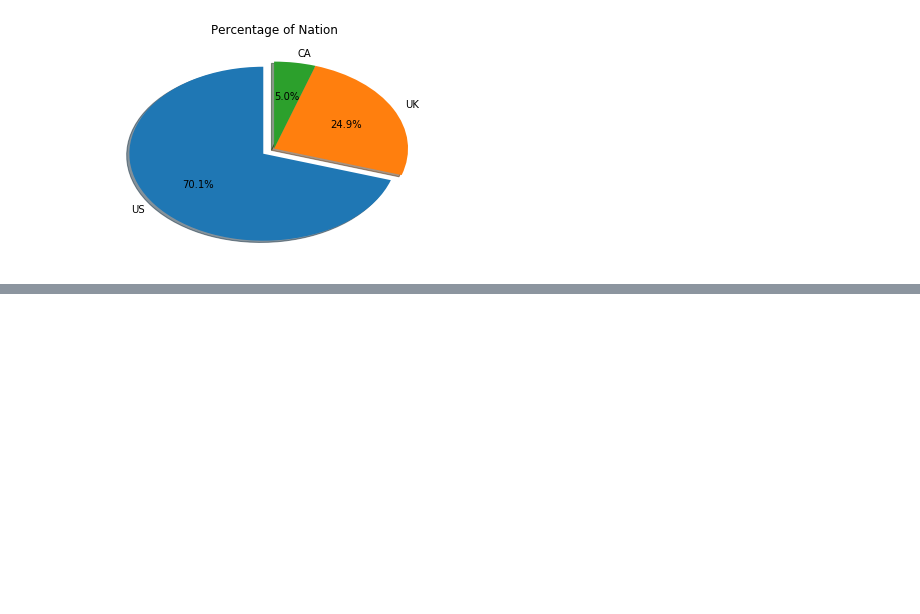
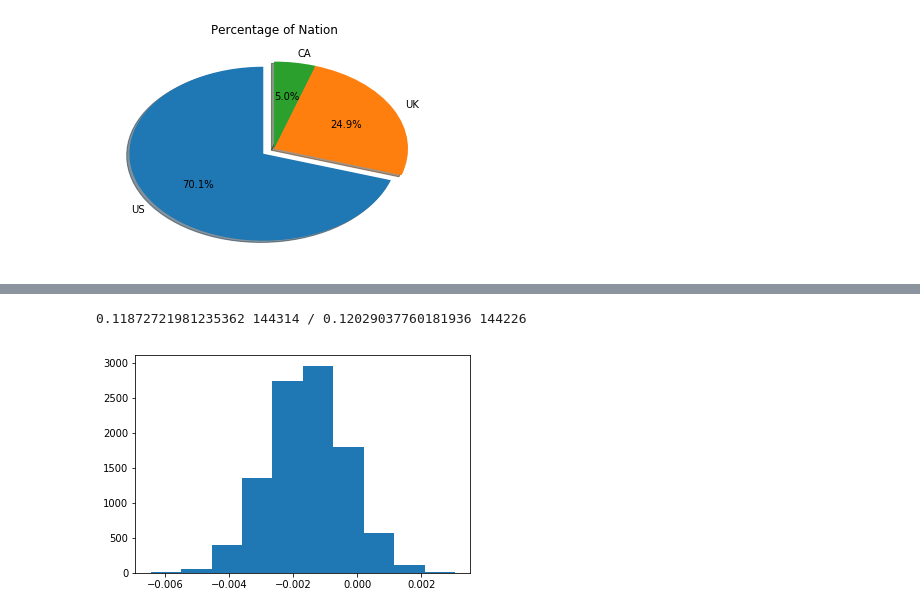
Before and after one commit to ahn7118/AB_Testing_Project, a Jupyter notebook: abtesting.ipynb, the cells around one changed output, grey strips where cells are left out. Cells and saved outputs as stored; diff of their text form; code cells hidden in the pictures; blank space fills up the shorter version.

```diff
--- a/abtesting.ipynb
+++ b/abtesting.ipynb
@@ -66,0 +237,7 @@ Initializing AB Test
+# %%
+df_treat = df.query('landing_page == "new_page" & group == "treatment"')
+df_control = df.query('landing_page == "old_page" & group == "control"')
+frame = [df_treat, df_control]
+df_analysis = pd.concat(frame)
+df_analysis = df_analysis.drop(columns = ['dupli', 'index_number'])
+df_analysis.head()
@@ -66,0 +263,14 @@ Initializing AB Test
+# %%
+## (1)Convert rate for p.new under the null & number of people on new page
+p_new = df_analysis[df_analysis['landing_page'] == 'new_page'].converted.mean()
+n_new = df_analysis[df_analysis['landing_page'] == 'new_page'].shape[0]
+
+## (2) Convert rate for old.new under the null & number of people on old page
+p_old = df_analysis.query('landing_page == "old_page"').converted.mean()
+n_old = df_analysis.query('landing_page == "old_page"').shape[0]
+
+
+actual_difference = p_new - p_old
+print(p_new, n_new, '/' ,p_old, n_old)
+# %% [output]
+0.11872721981235362 144314 / 0.12029037760181936 144226
@@ -66,0 +286,7 @@ Initializing AB Test
+# %%
+##Stimulating 10,000 p_new - p_old values using the same process.
+p_diffs = np.random.binomial(n_new, p_new, 10000)/n_new - np.random.binomial(n_old, p_old, 10000)/n_old
+p_diffs = np.array(p_diffs)
+plt.hist(p_diffs);
+# %% [output]
+[figure, added]
```
Also changed, not shown: parts of 35 cells of this notebook.
